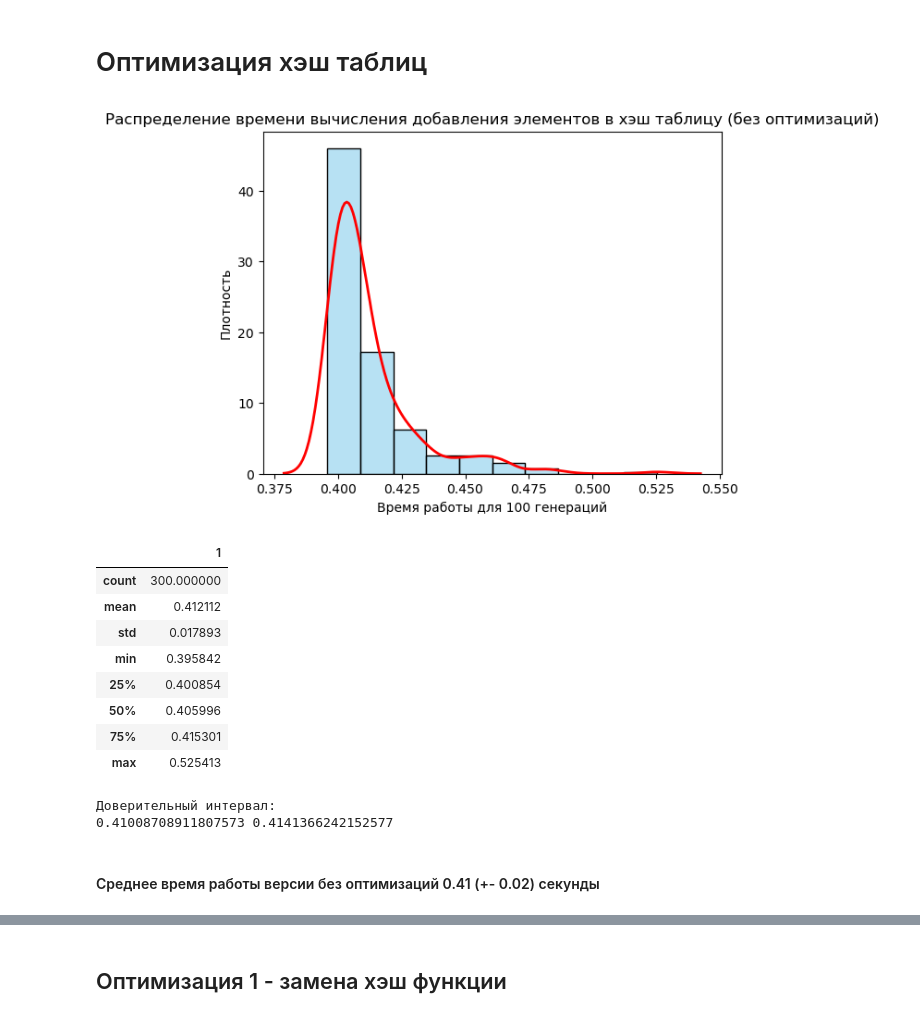
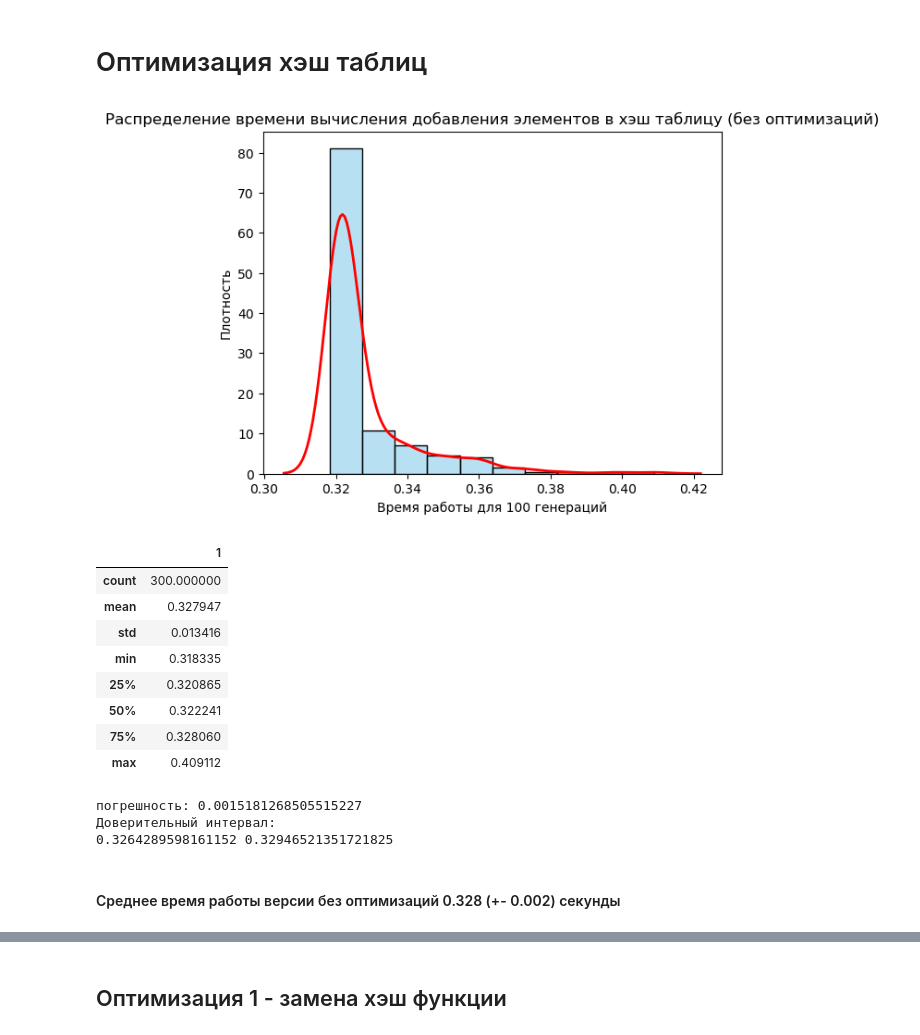
Before and after one commit to margocat57/Hash-Tables, a Jupyter notebook: analys.ipynb, the cells around one changed output, grey strips where cells are left out. Drawn from its saved outputs; the diff is of its cells as text; code cells hidden in the pictures.

```diff
--- a/analys.ipynb
+++ b/analys.ipynb
@@ -306,42 +306,42 @@ from scipy.stats import norm
 # %%
 df = pd.read_csv("results.csv", header=None, sep=";")
 # %%
-filtered = df[df.iloc[:,0] == "no_opt"]
+filtered = df[df.iloc[:,0] == "opt0"]
 
 sns.histplot(
     data=filtered,
     x=filtered.iloc[:,1],
     bins=10,
     stat="density",
     color="skyblue",
     alpha=0.6
 )
 
 sns.kdeplot(
     data=filtered,
     x=filtered.iloc[:,1],
     color="red",
     linewidth=2
 )
 
 plt.xlabel("Время работы для 100 генераций")
 plt.ylabel("Плотность")
 plt.title("Распределение времени вычисления добавления элементов в хэш таблицу (без оптимизаций)")
 plt.show()
 # %% [output]
-[figure, old version]
+[figure, new version]
 # %%
 filtered.describe()
 # %% [output]
 |  | 1 |
 | count | 300.000000 |
-| mean | 0.412112 |
-| std | 0.017893 |
-| min | 0.395842 |
-| 25% | 0.400854 |
-| 50% | 0.405996 |
-| 75% | 0.415301 |
-| max | 0.525413 |
+| mean | 0.327947 |
+| std | 0.013416 |
+| min | 0.318335 |
+| 25% | 0.320865 |
+| 50% | 0.322241 |
+| 75% | 0.328060 |
+| max | 0.409112 |
 # %%
 mean = np.mean(filtered.iloc[:,1])
 std = np.std(filtered.iloc[:,1], ddof=1)
@@ -350,16 +350,20 @@ n = len(filtered.iloc[:,1])
 alpha = 0.05
 z = norm.ppf(1 - alpha/2)
 
+pogr = z * std / np.sqrt(n)
+print(f"погрешность: {pogr}")
+
 lower = mean - z * std / np.sqrt(n)
 upper = mean + z * std / np.sqrt(n)
 
 print("Доверительный интервал:")
 print(lower, upper)
 # %% [output]
+погрешность: 0.0015181268505515227
 Доверительный интервал:
-0.41008708911807573 0.4141366242152577
+0.3264289598161152 0.32946521351721825
 # %% [markdown]
-#### Среднее время работы версии без оптимизаций 0.41 (+- 0.02) секунды
+#### Среднее время работы версии без оптимизаций 0.328 (+- 0.002) секунды
 # %% [markdown]
 #### Посмотрим, где программа тратит больше всего времени через профилировщик valgrind с плагином callgrind
 
```
Also changed, not shown: parts of 22 cells of this notebook, 30 other files.
